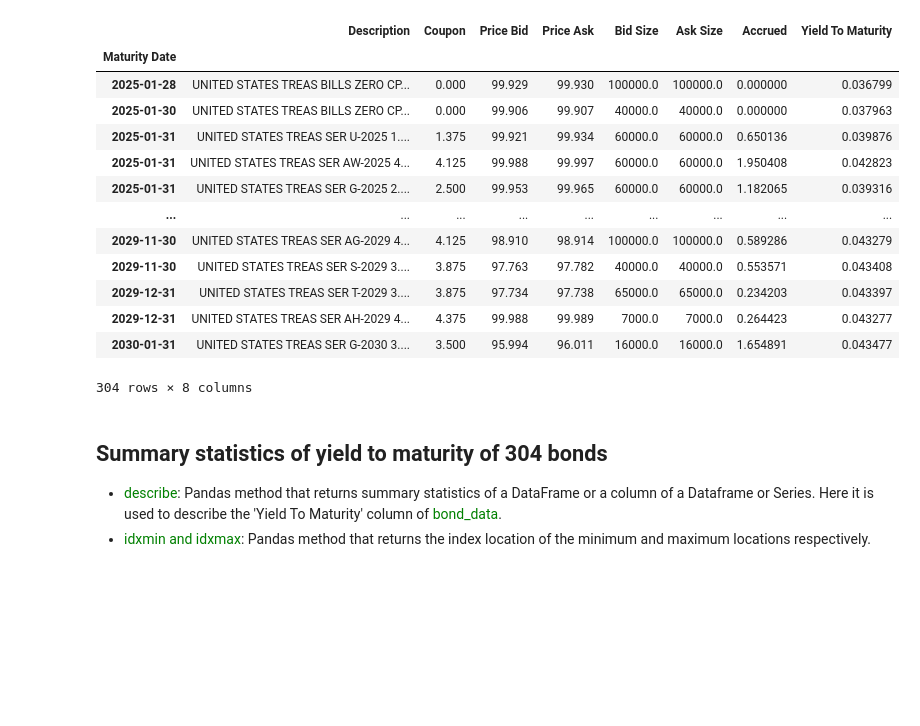
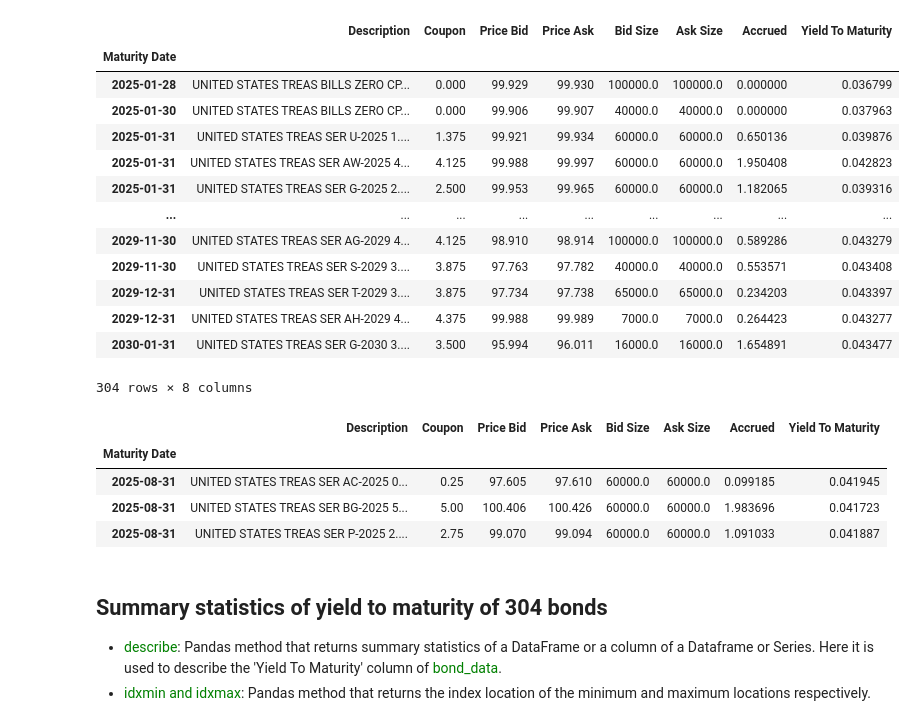
Before and after one commit to PatrickJHess/Vol-3-Chap-6, a Jupyter notebook: _build/jupyter_execute/Calculating_Yields_To_Maturity.ipynb, the cells around one changed output. Drawn from its saved outputs; the diff is of its cells as text; code cells hidden in the pictures; blank space fills up the shorter version.

```diff
--- a/_build/jupyter_execute/Calculating_Yields_To_Maturity.ipynb
+++ b/_build/jupyter_execute/Calculating_Yields_To_Maturity.ipynb
@@ -611,6 +617,14 @@ bond_data
 | 2029-12-31 | UNITED STATES TREAS SER AH-2029 4... | 4.375 | 99.988 | 99.989 | 7000.0 | 7000.0 | 0.264423 | 0.043277 |
 | 2030-01-31 | UNITED STATES TREAS SER G-2030 3.... | 3.500 | 95.994 | 96.011 | 16000.0 | 16000.0 | 1.654891 | 0.043477 |
 304 rows × 8 columns
+# %%
+bond_data.loc['2025-08-31']
+# %% [output]
+|  | Description | Coupon | Price Bid | Price Ask | Bid Size | Ask Size | Accrued | Yield To Maturity |
+| Maturity Date |  |  |  |  |  |  |  |  |
+| 2025-08-31 | UNITED STATES TREAS SER AC-2025 0... | 0.25 | 97.605 | 97.610 | 60000.0 | 60000.0 | 0.099185 | 0.041945 |
+| 2025-08-31 | UNITED STATES TREAS SER BG-2025 5... | 5.00 | 100.406 | 100.426 | 60000.0 | 60000.0 | 1.983696 | 0.041723 |
+| 2025-08-31 | UNITED STATES TREAS SER P-2025 2.... | 2.75 | 99.070 | 99.094 | 60000.0 | 60000.0 | 1.091033 | 0.041887 |
 # %% [markdown]
 ## Summary statistics of yield to maturity of 304 bonds
 
```
Also changed, not shown: parts of 5 cells of this notebook, 32 other files.
